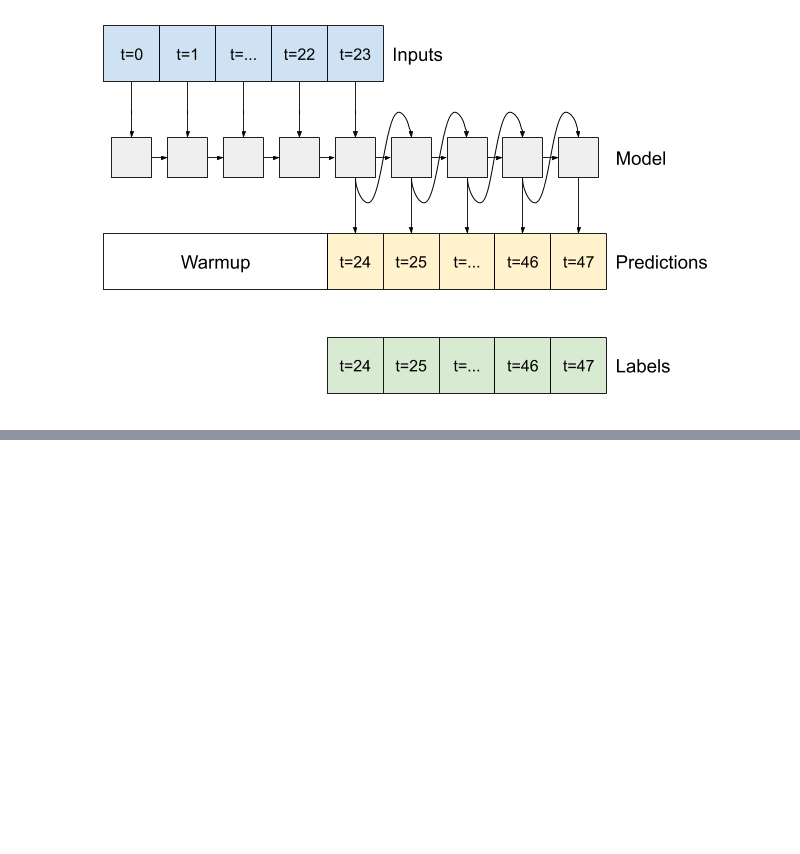
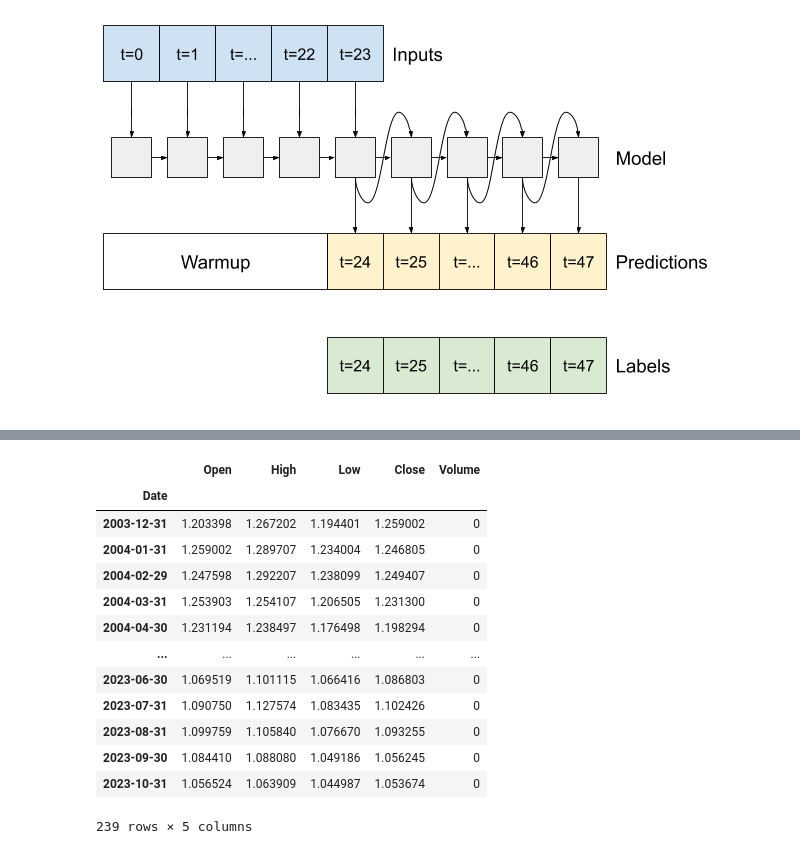
Before and after one commit to Kharazmigroup/forexprj, a Jupyter notebook: RNN2Forex.ipynb, the cells around one changed output, grey strips where cells are left out. Saved outputs shown, nothing was run; the diff lists cells and outputs as text; code cells hidden in the pictures; blank space fills up the shorter version.

```diff
--- a/RNN2Forex.ipynb
+++ b/RNN2Forex.ipynb
@@ -362,3 +399,20 @@ profit....231082.33842060145
+# %%
+monthly_data
+# %% [output]
+|  | Open | High | Low | Close | Volume |
+| Date |  |  |  |  |  |
+| 2003-12-31 | 1.203398 | 1.267202 | 1.194401 | 1.259002 | 0 |
+| 2004-01-31 | 1.259002 | 1.289707 | 1.234004 | 1.246805 | 0 |
+| 2004-02-29 | 1.247598 | 1.292207 | 1.238099 | 1.249407 | 0 |
+| 2004-03-31 | 1.253903 | 1.254107 | 1.206505 | 1.231300 | 0 |
+| 2004-04-30 | 1.231194 | 1.238497 | 1.176498 | 1.198294 | 0 |
+| ... | ... | ... | ... | ... | ... |
+| 2023-06-30 | 1.069519 | 1.101115 | 1.066416 | 1.086803 | 0 |
+| 2023-07-31 | 1.090750 | 1.127574 | 1.083435 | 1.102426 | 0 |
+| 2023-08-31 | 1.099759 | 1.105840 | 1.076670 | 1.093255 | 0 |
+| 2023-09-30 | 1.084410 | 1.088080 | 1.049186 | 1.056245 | 0 |
+| 2023-10-31 | 1.056524 | 1.063909 | 1.044987 | 1.053674 | 0 |
+239 rows × 5 columns
 # %%
 #create data of the next days.
 def future_data():
```
Also changed, not shown: parts of 11 cells of this notebook.
